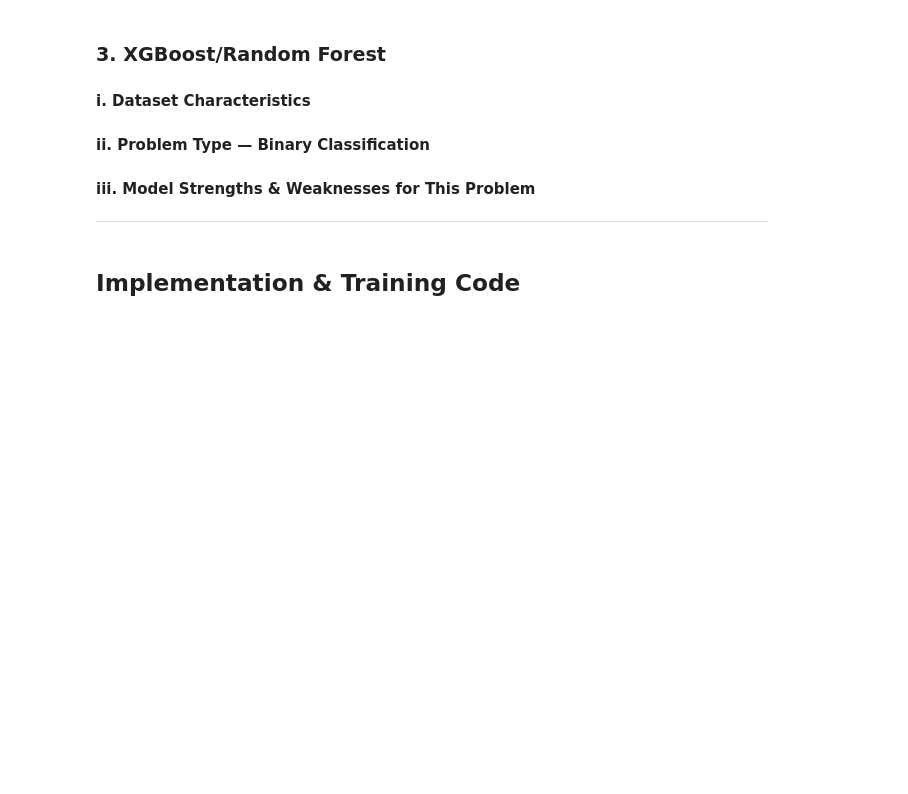
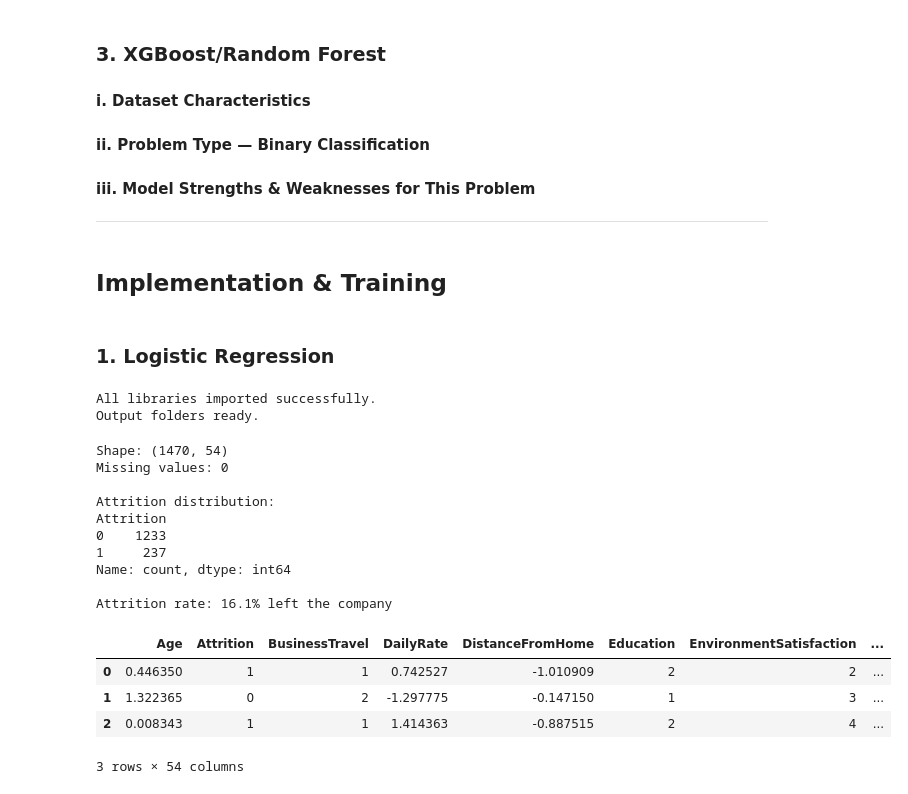
Before and after one commit to K0alaxy/SWE485-G2-Phase1, a Jupyter notebook: Phase1_Supervised_Learning.ipynb, the cells around one changed output. Saved outputs shown, nothing was run; the diff lists cells and outputs as text; code cells hidden in the pictures; blank space fills up the shorter version.

```diff
--- a/Phase1_Supervised_Learning.ipynb
+++ b/Phase1_Supervised_Learning.ipynb
@@ -47,7 +47,9 @@ The target variable `Attrition` has exactly two classes: **Yes** (employee left)
 #### iii. Model Strengths & Weaknesses for This Problem
 ---
 # %% [markdown]
-## **Implementation & Training Code**
+## **Implementation & Training**
+# %% [markdown]
+### 1. Logistic Regression
 # %%
 # ── IMPORTS ───────────────────────────────────────────────────────────────────
 
@@ -92,4 +94,47 @@ from sklearn.metrics import (
 # for automating hyperparameter tuning
 from sklearn.model_selection import GridSearchCV, cross_validate
 
-print("✓ All libraries imported successfully.")
+print("All libraries imported successfully.")
+
+import os
+
+# Create all output folders automatically
+# exist_ok=True means: if folder already exists, do nothing (no error)
+# This runs safely every time — creates if missing, skips if already there
+os.makedirs('Supervised_Learning/models', exist_ok=True)
+os.makedirs('Supervised_Learning/evaluation_results', exist_ok=True)
+os.makedirs('Supervised_Learning/plots', exist_ok=True)
+
+print("Output folders ready.")
+# %% [output]
+All libraries imported successfully.
+Output folders ready.
+# %%
+# ── Load the preprocessed dataset ────────────────────────────────────────────
+# pd.read_csv() reads the CSV file into a DataFrame (a table structure)
+df = pd.read_csv('phase1_preprocessed_final.csv')
+
+# Quick sanity checks
+print(f"Shape: {df.shape}")  # expect (1470, 54)
+print(f"Missing values: {df.isnull().sum().sum()}")  # expect 0
+print(f"\nAttrition distribution:")
+print(df['Attrition'].value_counts())
+print(f"\nAttrition rate: {df['Attrition'].mean()*100:.1f}% left the company")
+
+df.head(3)
+# %% [output]
+Shape: (1470, 54)
+Missing values: 0
+
+Attrition distribution:
+Attrition
+0    1233
+1     237
+Name: count, dtype: int64
+
+Attrition rate: 16.1% left the company
+|  | Age | Attrition | BusinessTravel | DailyRate | DistanceFromHome | Education | EnvironmentSatisfaction | ... |
+| 0 | 0.446350 | 1 | 1 | 0.742527 | -1.010909 | 2 | 2 | ... |
+| 1 | 1.322365 | 0 | 2 | -1.297775 | -0.147150 | 1 | 3 | ... |
+| 2 | 0.008343 | 1 | 1 | 1.414363 | -0.887515 | 2 | 4 | ... |
+3 rows × 54 columns
```
Also changed, not shown: parts of 40 cells of this notebook, 20 other files.
